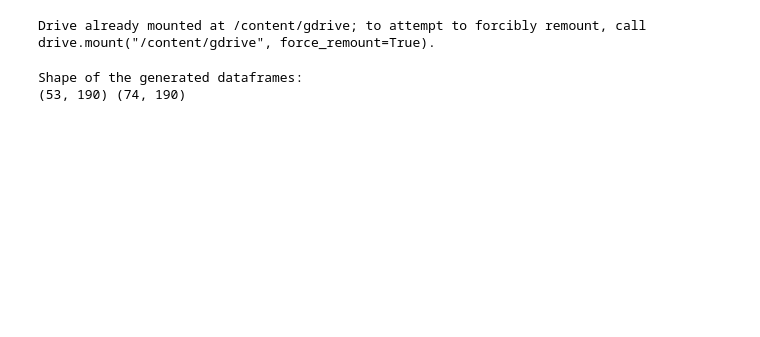
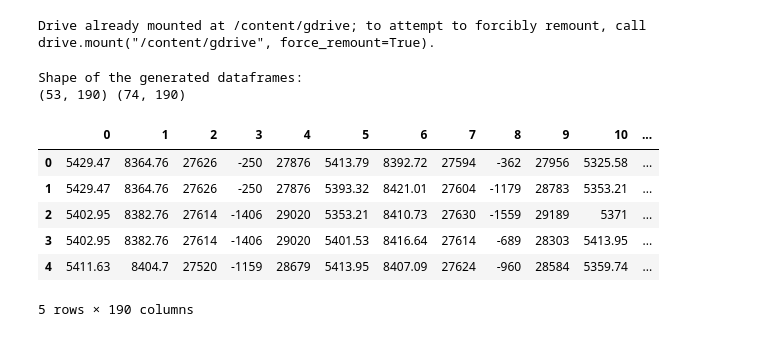
Before and after one commit to JohnTaco93/IMS_training, a Jupyter notebook: IMS_TRAINING_MINI_PROJECT2.ipynb, the cells around one changed output. Drawn from its saved outputs; the diff is of its cells as text; code cells hidden in the pictures; blank space fills up the shorter version.

```diff
--- a/IMS_TRAINING_MINI_PROJECT2.ipynb
+++ b/IMS_TRAINING_MINI_PROJECT2.ipynb
@@ -200,3 +199,13 @@ TestLabels.to_csv(path_data_output+'TestLabels.csv',index=False,header=False)
 # %% [output]
 Shape of the generated dataframes:
 (53, 190) (74, 190)
+# %%
+TrainFeatures.head()
+# %% [output]
+|  | 0 | 1 | 2 | 3 | 4 | 5 | 6 | 7 | 8 | 9 | 10 | ... |
+| 0 | 5429.47 | 8364.76 | 27626 | -250 | 27876 | 5413.79 | 8392.72 | 27594 | -362 | 27956 | 5325.58 | ... |
+| 1 | 5429.47 | 8364.76 | 27626 | -250 | 27876 | 5393.32 | 8421.01 | 27604 | -1179 | 28783 | 5353.21 | ... |
+| 2 | 5402.95 | 8382.76 | 27614 | -1406 | 29020 | 5353.21 | 8410.73 | 27630 | -1559 | 29189 | 5371 | ... |
+| 3 | 5402.95 | 8382.76 | 27614 | -1406 | 29020 | 5401.53 | 8416.64 | 27614 | -689 | 28303 | 5413.95 | ... |
+| 4 | 5411.63 | 8404.7 | 27520 | -1159 | 28679 | 5413.95 | 8407.09 | 27624 | -960 | 28584 | 5359.74 | ... |
+5 rows × 190 columns
```
Also changed, not shown: parts of 3 cells of this notebook.
